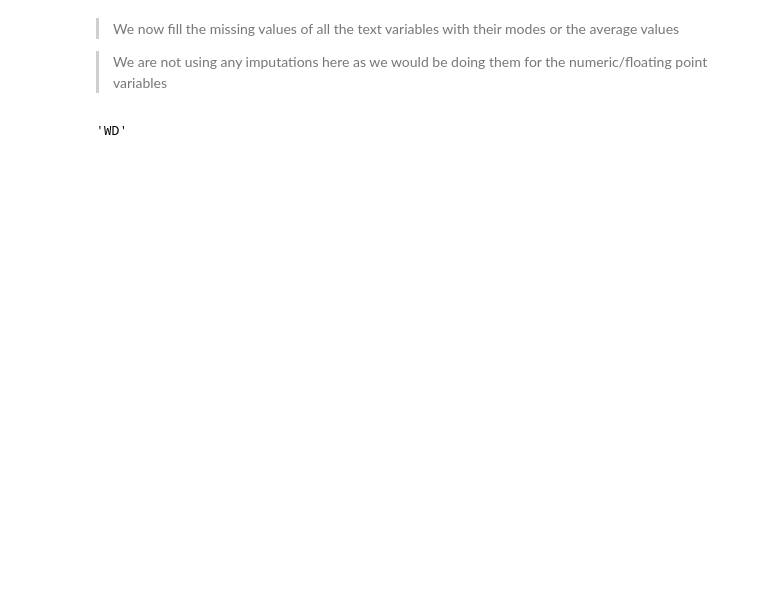
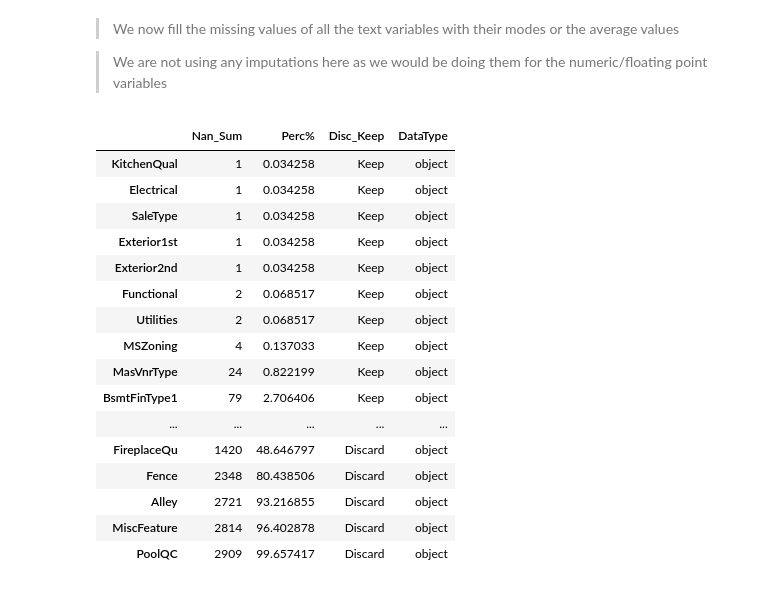
Before and after one commit to gopala-goyal/housing-prices-predictive-modelling, a Jupyter notebook: Housing_Prices_Prediction.ipynb, the cells around one changed output. Drawn from its saved outputs; the diff is of its cells as text; code cells hidden in the pictures; blank space fills up the shorter version.

Commit message:
Data cleaning completed

```diff
--- a/Housing_Prices_Prediction.ipynb
+++ b/Housing_Prices_Prediction.ipynb
@@ -256,6 +173,7 @@ null_v[null_v['DataType'] == object]
 
 > We are not using any imputations here as we would be doing them for the numeric/floating point variables
 # %%
+#As an assumption, we fill the NA values for the qualitative variables to the Mode(value that occurs the most)
 hp_tr_te['KitchenQual']  = hp_tr_te['KitchenQual'].fillna('TA')
 hp_tr_te['Electrical'] = hp_tr_te['Electrical'].fillna(hp_tr_te['Electrical'].mode()[0])
 hp_tr_te['SaleType'] = hp_tr_te['SaleType'].fillna(hp_tr_te['SaleType'].mode()[0])
@@ -263,7 +181,35 @@ hp_tr_te['Exterior1st'] = hp_tr_te['Exterior1st'].fillna(hp_tr_te['Exterior1st']
 hp_tr_te['Exterior2nd'] = hp_tr_te['Exterior2nd'].fillna(hp_tr_te['Exterior2nd'].mode()[0])
 hp_tr_te['Functional'] = hp_tr_te['Functional'].fillna(hp_tr_te['Functional'].mode()[0])
 hp_tr_te['Utilities'] = hp_tr_te['Utilities'].fillna(hp_tr_te['Utilities'].mode()[0])
+hp_tr_te['MSZoning'] = hp_tr_te['MSZoning'].fillna(hp_tr_te['MSZoning'].mode()[0])
+
+#For the variables that have significantly high missing values, on the basis of the data description file, we can say that these houses won't have such features and hence have NA as the value. We would replace them with None
+for col in ['MasVnrType','GarageType', 'GarageFinish', 'GarageQual', 'GarageCond','FireplaceQu','Fence','Alley','MiscFeature','PoolQC','BsmtQual','BsmtExposure','BsmtCond','BsmtFinType1','BsmtFinType2']:
+    hp_tr_te[col] = hp_tr_te[col].fillna('None')
-# %%
-hp_tr_te['SaleType'].mode()[0]
-# %% [output]
-'WD'
+# %%
+null_v_ = pd.DataFrame(hp_tr_te.isna().sum(),columns = ['Nan_Sum'])
+null_v_['Perc%'] = (null_v_['Nan_Sum']/len(hp_tr_te))*100
+null_v_ = null_v[null_v['Nan_Sum'] > 0]
+null_v_ = null_v_.sort_values(by = ['Nan_Sum'])
+null_v_['Disc_Keep'] = np.where(null_v_['Perc%']>30,'Discard', 'Keep')
+null_v_['DataType'] = hp_tr_te.dtypes
+
+null_v_[null_v_['DataType'] == object]
+# %% [output]
+|  | Nan_Sum | Perc% | Disc_Keep | DataType |
+| KitchenQual | 1 | 0.034258 | Keep | object |
+| Electrical | 1 | 0.034258 | Keep | object |
+| SaleType | 1 | 0.034258 | Keep | object |
+| Exterior1st | 1 | 0.034258 | Keep | object |
+| Exterior2nd | 1 | 0.034258 | Keep | object |
+| Functional | 2 | 0.068517 | Keep | object |
+| Utilities | 2 | 0.068517 | Keep | object |
+| MSZoning | 4 | 0.137033 | Keep | object |
+| MasVnrType | 24 | 0.822199 | Keep | object |
+| BsmtFinType1 | 79 | 2.706406 | Keep | object |
+| ... | ... | ... | ... | ... |
+| FireplaceQu | 1420 | 48.646797 | Discard | object |
+| Fence | 2348 | 80.438506 | Discard | object |
+| Alley | 2721 | 93.216855 | Discard | object |
+| MiscFeature | 2814 | 96.402878 | Discard | object |
+| PoolQC | 2909 | 99.657417 | Discard | object |
```
Also changed, not shown: parts of 18 cells of this notebook, 1 other file.
